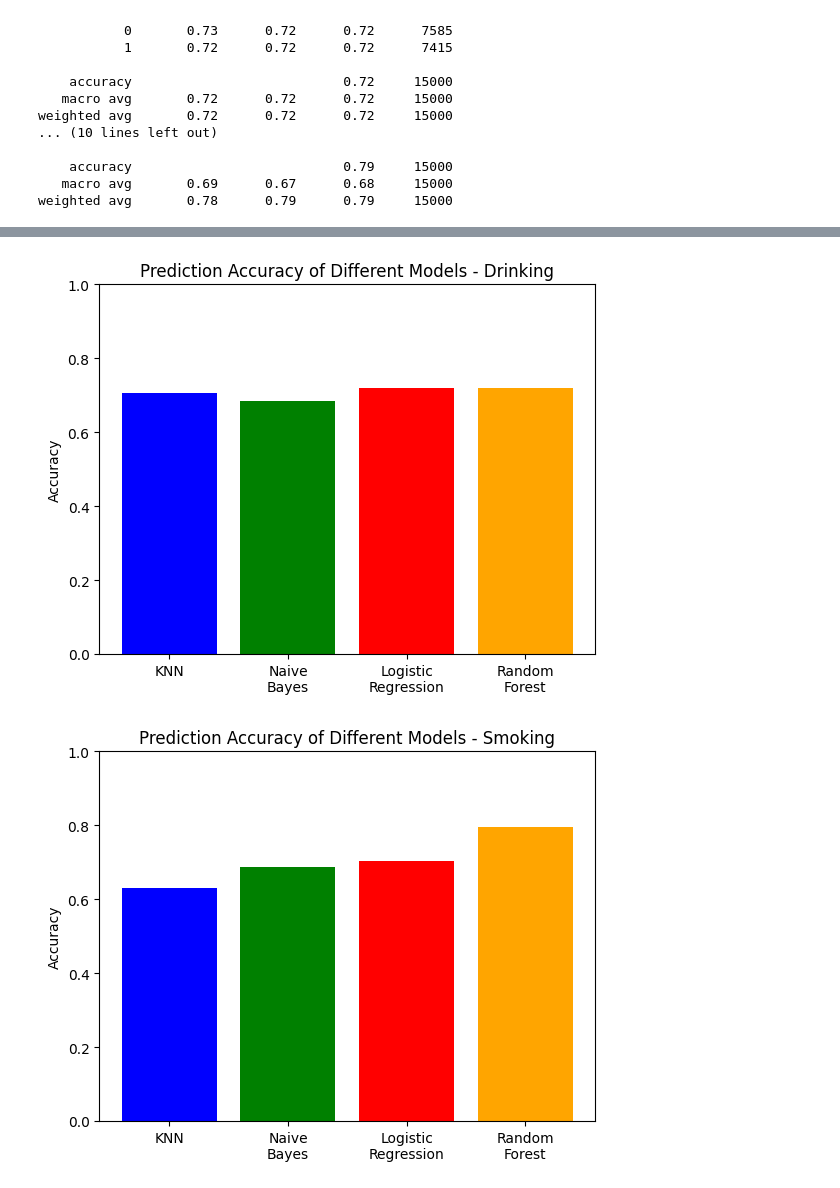
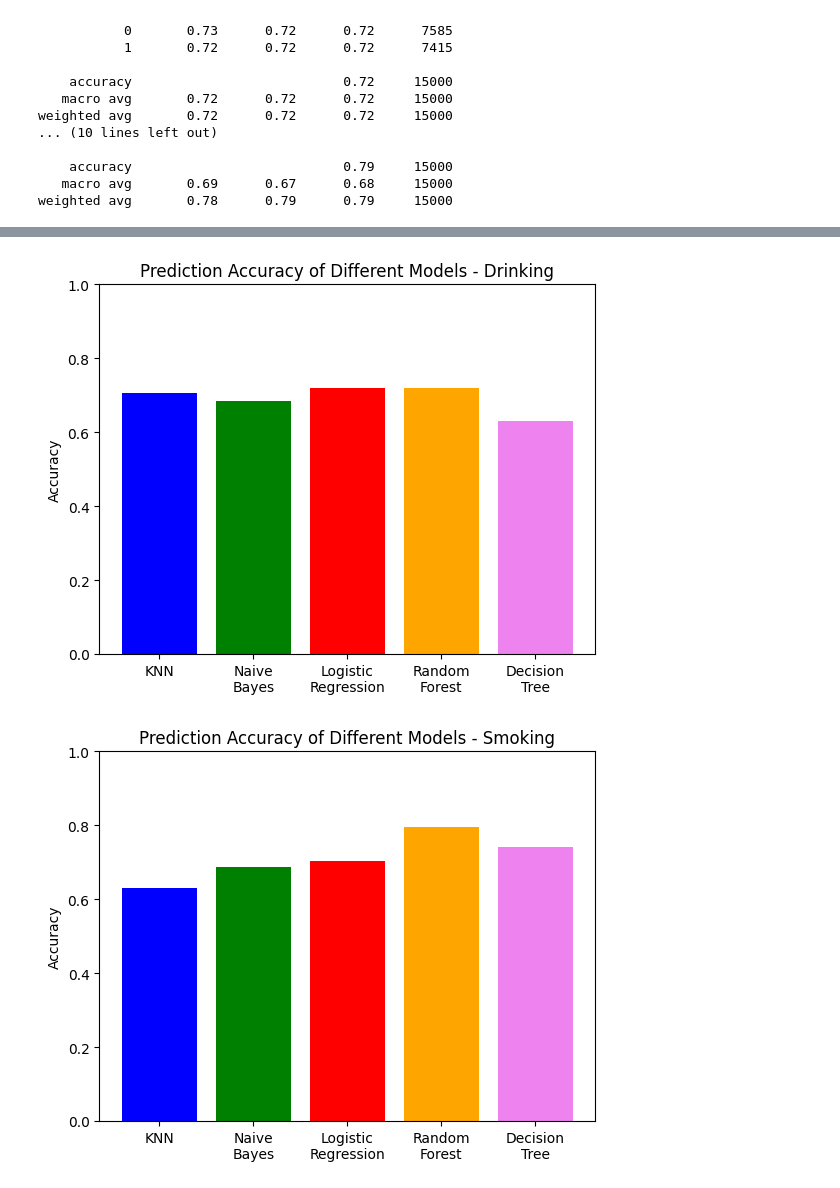
Before and after one commit to k-m-abrar-ahsan/Smoking-and-Drinking-Dataset-with-body-signal, a Jupyter notebook: main.ipynb, the cells around one changed output, grey strips where cells are left out. Saved outputs shown, nothing was run; the diff lists cells and outputs as text; code cells hidden in the pictures.

```diff
--- a/main.ipynb
+++ b/main.ipynb
@@ -13,5 +14,5 @@ from sklearn.metrics import accuracy_score, precision_score, recall_score, f1_sc
 # %%
-df = pd.read_csv('/content/smoking_driking_dataset_Ver01 (2) (1).csv')
+df = pd.read_csv('/content/smoking_driking_dataset_Ver01.csv')
 df.head()
 # %% [output]
 |  | sex | age | height | weight | waistline | sight_left | sight_right | hear_left | hear_right | ... |
@@ -474,3 +475,29 @@ weighted avg       0.72      0.72      0.72     15000
     accuracy                           0.79     15000
    macro avg       0.69      0.67      0.68     15000
 weighted avg       0.78      0.79      0.79     15000
+# %%
+decision_tree_classifier_drink = DecisionTreeClassifier(random_state=42)
+decision_tree_classifier_drink.fit(X_train_standardized_drink, y_train_resampled_drink)
+
+dt_pred_drink = decision_tree_classifier_drink.predict(X_test_standarized_drink)
+
+dt_accuracy_drink = accuracy_score(y_drink_test, dt_pred_drink)
+class_report_drink = classification_report(y_drink_test, dt_pred_drink)
+
+print("\nDecision Tree - For Drinking Prediction:")
+print(f'Accuracy: {dt_accuracy_drink:.4f}')
+print('\nClassification Report:')
+print(class_report_drink)
+
+decision_tree_classifier_smoke = DecisionTreeClassifier(random_state=42)
+decision_tree_classifier_smoke.fit(X_train_standardized_smoke, y_train_resampled_smoke)
+
+dt_pred_smoke = decision_tree_classifier_smoke.predict(X_test_standarized_smoke)
+
+dt_accuracy_smoke = accuracy_score(y_smoke_test, dt_pred_smoke)
+class_report_smoke = classification_report(y_smoke_test, dt_pred_smoke)
+
+print("\nDecision Tree - For Smoking Prediction:")
+print(f'Accuracy: {dt_accuracy_smoke:.4f}')
+print('\nClassification Report:')
+print(class_report_smoke)
@@ -477,22 +522,22 @@ weighted avg       0.78      0.79      0.79     15000
 # %%
-models = ['KNN',  'Naive\nBayes',  'Logistic\nRegression','Random\nForest']
+models = ['KNN',  'Naive\nBayes',  'Logistic\nRegression','Random\nForest','Decision\nTree']
 # %%
-accuracies_1 = [knn_accuracy_drink, nb_accuracy_drink, logreg_accuracy_drink,rf_accuracy_drink]
-plt.bar(models, accuracies_1, color = ['blue', 'green', 'red','orange'])
+accuracies_1 = [knn_accuracy_drink, nb_accuracy_drink, logreg_accuracy_drink,rf_accuracy_drink,dt_accuracy_drink]
+plt.bar(models, accuracies_1, color = ['blue', 'green', 'red','orange','violet'])
 plt.ylim(0, 1)
 plt.ylabel('Accuracy')
 plt.title('Prediction Accuracy of Different Models - Drinking')
 plt.show()
 
-accuracies_2 = [knn_accuracy_smoke, nb_accuracy_smoke, logreg_accuracy_smoke,rf_accuracy_smoke]
-plt.bar(models, accuracies_2, color = ['blue', 'green', 'red','orange','orange'])
+accuracies_2 = [knn_accuracy_smoke, nb_accuracy_smoke, logreg_accuracy_smoke,rf_accuracy_smoke,dt_accuracy_smoke]
+plt.bar(models, accuracies_2, color = ['blue', 'green', 'red','orange','violet'])
 plt.ylim(0, 1)
 plt.ylabel('Accuracy')
 plt.title('Prediction Accuracy of Different Models - Smoking')
 plt.show()
 # %% [output]
-[figure, old version]
+[figure, new version]
-[figure, old version]
+[figure, new version]
 # %%
 knn_precision_1 = precision_score(y_drink_test, knn_pred_drink)
 knn_recall_1 = recall_score(y_drink_test, knn_pred_drink)
```
Also changed, not shown: parts of 6 cells of this notebook.
